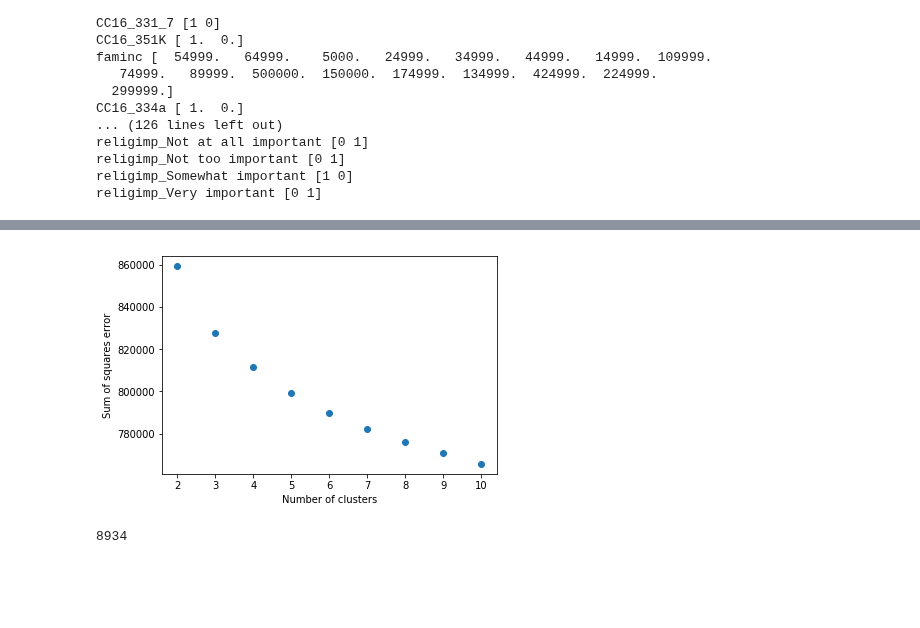
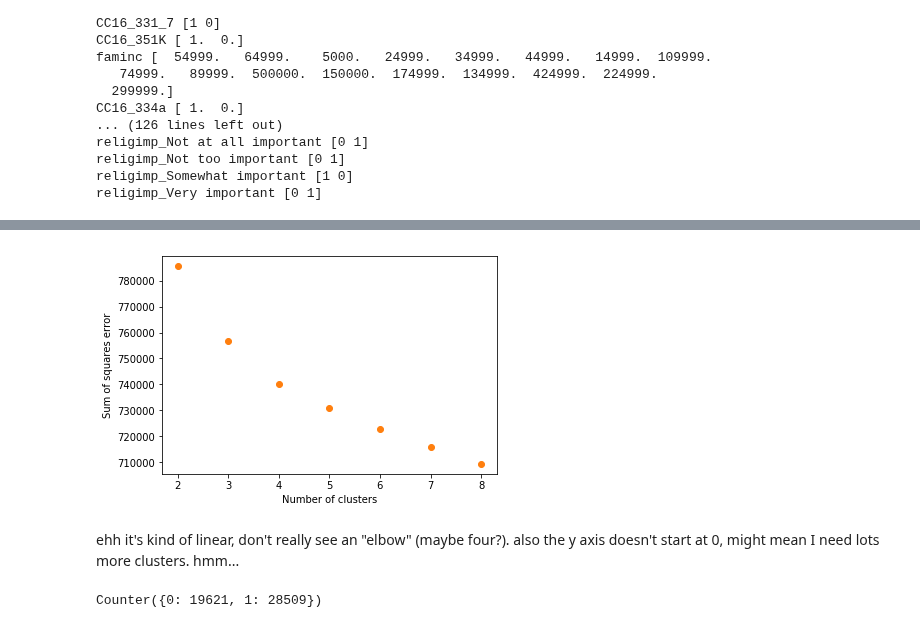
Before and after one commit to joshyou/springboard, a Jupyter notebook: Project 2/clustering.ipynb, the cells around one changed output, grey strips where cells are left out. Drawn from its saved outputs; the diff is of its cells as text; code cells hidden in the pictures; blank space fills up the shorter version.

Commit message:
updated clustering

```diff
--- a/Project 2/clustering.ipynb
+++ b/Project 2/clustering.ipynb
@@ -125,13 +116,13 @@ df = df_scaled
 from sklearn.cluster import KMeans
 # %%
 SS = []
-for k in range(2,11):
+for k in range(2,9):
     kmeans_cluster = KMeans(n_clusters = k, random_state=42).fit(df)
     SS.append(kmeans_cluster.inertia_)
 
 plt.scatter(range(2,9), SS)
 plt.xlabel("Number of clusters")
 plt.ylabel("Sum of squares error")
 plt.show()
 # %% [output]
-[figure, old version]
+[figure, new version]
@@ -140,6 +129,9 @@ two = KMeans(n_clusters = 2, random_state=42).fit(df)
-# %%
-print(sum(labels))
-# %% [output]
-8934
+# %% [markdown]
+ehh it's kind of linear, don't really see an "elbow" (maybe four?). also the y axis doesn't start at 0, might mean I need lots more clusters. hmm...
 # %%
 from collections import Counter
+# %%
+two_clusters = KMeans(n_clusters = 2, random_state=42).fit(df)
+Counter(two_clusters.labels_)
+# %% [output]
+Counter({0: 19621, 1: 28509})
```
Also changed, not shown: parts of 27 cells of this notebook.
